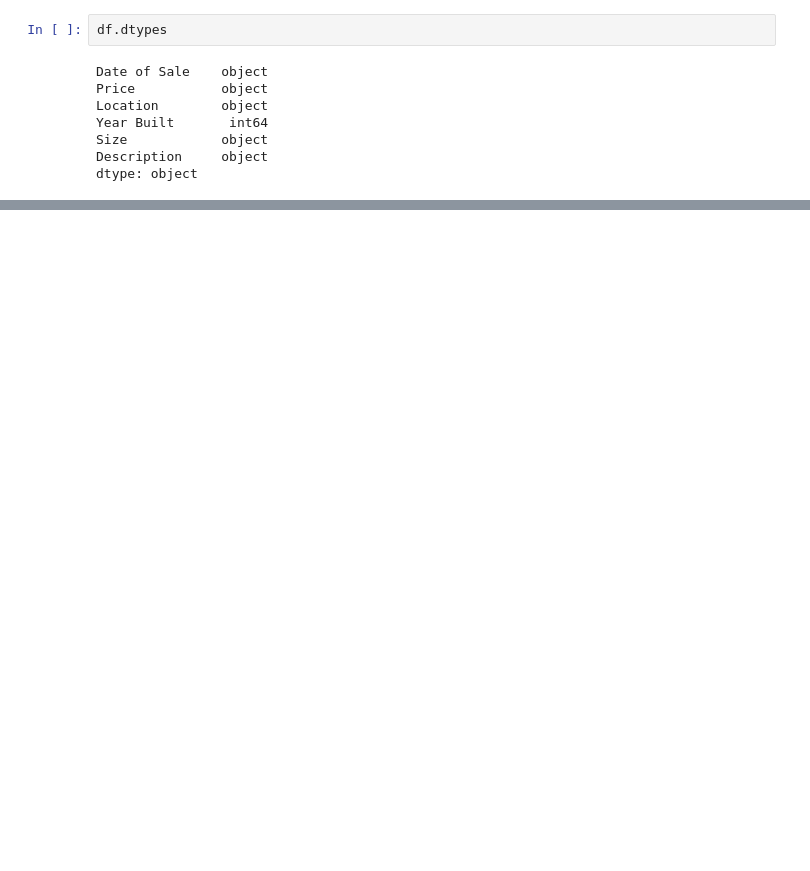
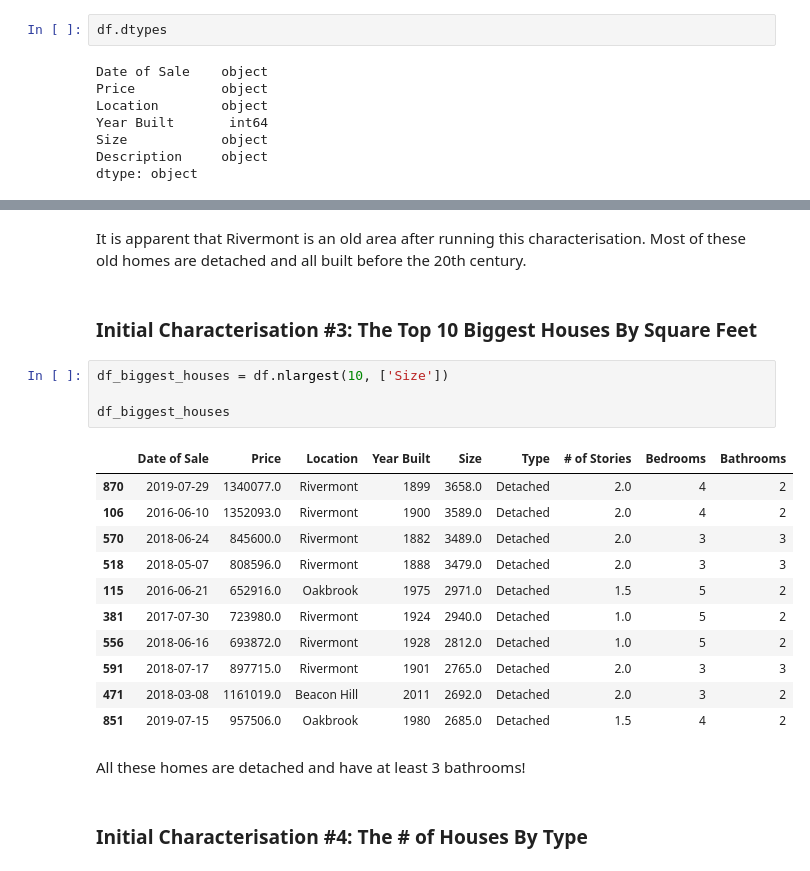
Before and after one commit to dandex200/Data_Science_Python, a Jupyter notebook: Assignment 2/Task1.ipynb, the cells around one changed output, grey strips where cells are left out. Cells and saved outputs as stored; diff of their text form; blank space fills up the shorter version.

```diff
--- a/Assignment 2/Task1.ipynb
+++ b/Assignment 2/Task1.ipynb
@@ -196,0 +338,24 @@ Name: Type, Length: 950, dtype: object
+# %% [markdown]
+<p>It is apparent that Rivermont is an old area after running this characterisation. Most of these old homes are detached and all built before the 20th century.</p>
+# %% [markdown]
+### <b>Initial Characterisation #3:</b> The Top 10 Biggest Houses By Square Feet
+# %%
+df_biggest_houses = df.nlargest(10, ['Size'])
+
+df_biggest_houses
+# %% [output]
+|  | Date of Sale | Price | Location | Year Built | Size | Type | # of Stories | Bedrooms | Bathrooms |
+| 870 | 2019-07-29 | 1340077.0 | Rivermont | 1899 | 3658.0 | Detached | 2.0 | 4 | 2 |
+| 106 | 2016-06-10 | 1352093.0 | Rivermont | 1900 | 3589.0 | Detached | 2.0 | 4 | 2 |
+| 570 | 2018-06-24 | 845600.0 | Rivermont | 1882 | 3489.0 | Detached | 2.0 | 3 | 3 |
+| 518 | 2018-05-07 | 808596.0 | Rivermont | 1888 | 3479.0 | Detached | 2.0 | 3 | 3 |
+| 115 | 2016-06-21 | 652916.0 | Oakbrook | 1975 | 2971.0 | Detached | 1.5 | 5 | 2 |
+| 381 | 2017-07-30 | 723980.0 | Rivermont | 1924 | 2940.0 | Detached | 1.0 | 5 | 2 |
+| 556 | 2018-06-16 | 693872.0 | Rivermont | 1928 | 2812.0 | Detached | 1.0 | 5 | 2 |
+| 591 | 2018-07-17 | 897715.0 | Rivermont | 1901 | 2765.0 | Detached | 2.0 | 3 | 3 |
+| 471 | 2018-03-08 | 1161019.0 | Beacon Hill | 2011 | 2692.0 | Detached | 2.0 | 3 | 2 |
+| 851 | 2019-07-15 | 957506.0 | Oakbrook | 1980 | 2685.0 | Detached | 1.5 | 4 | 2 |
+# %% [markdown]
+<p>All these homes are detached and have at least 3 bathrooms!</p>
+# %% [markdown]
+### <b>Initial Characterisation #4:</b> The # of Houses By Type
```
Also changed, not shown: parts of 49 cells of this notebook.
